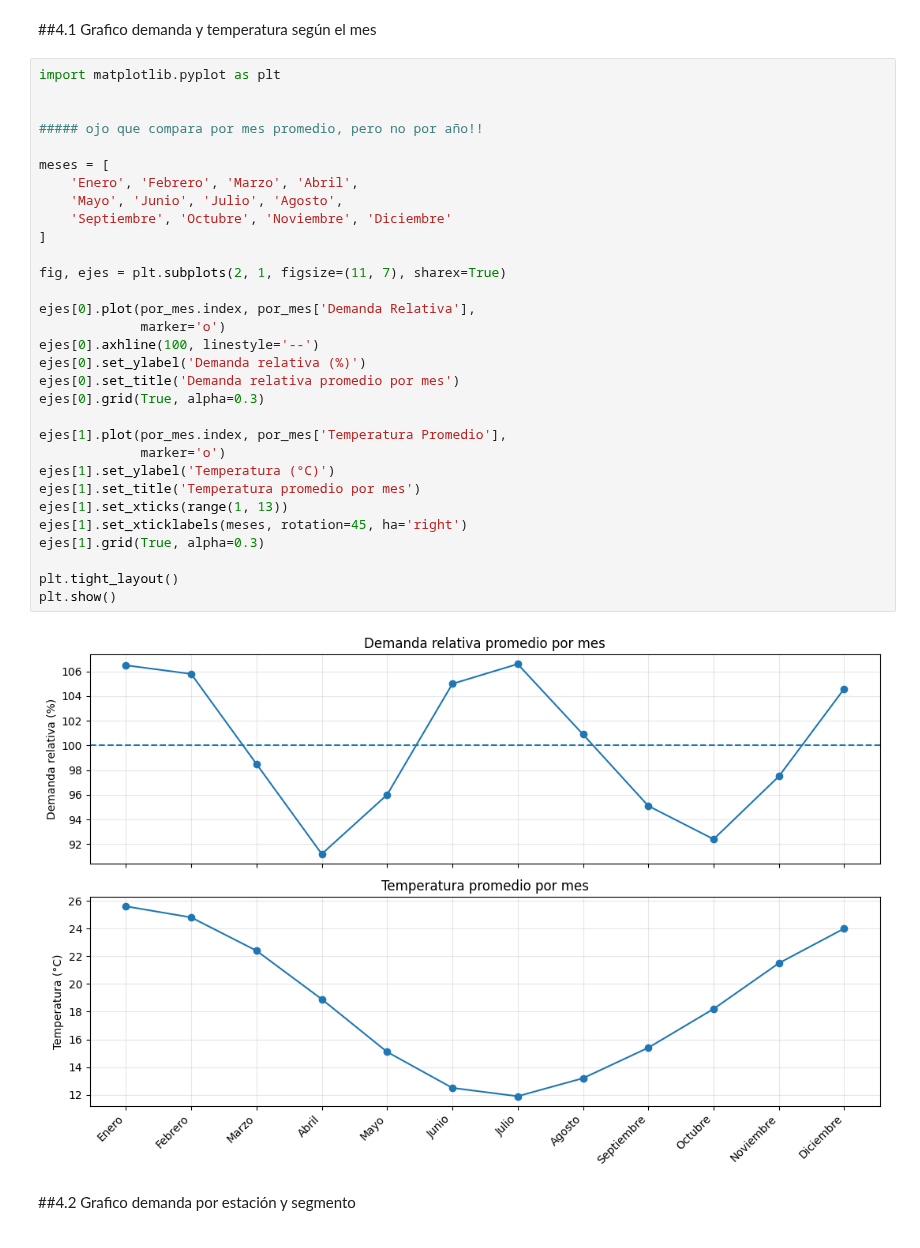
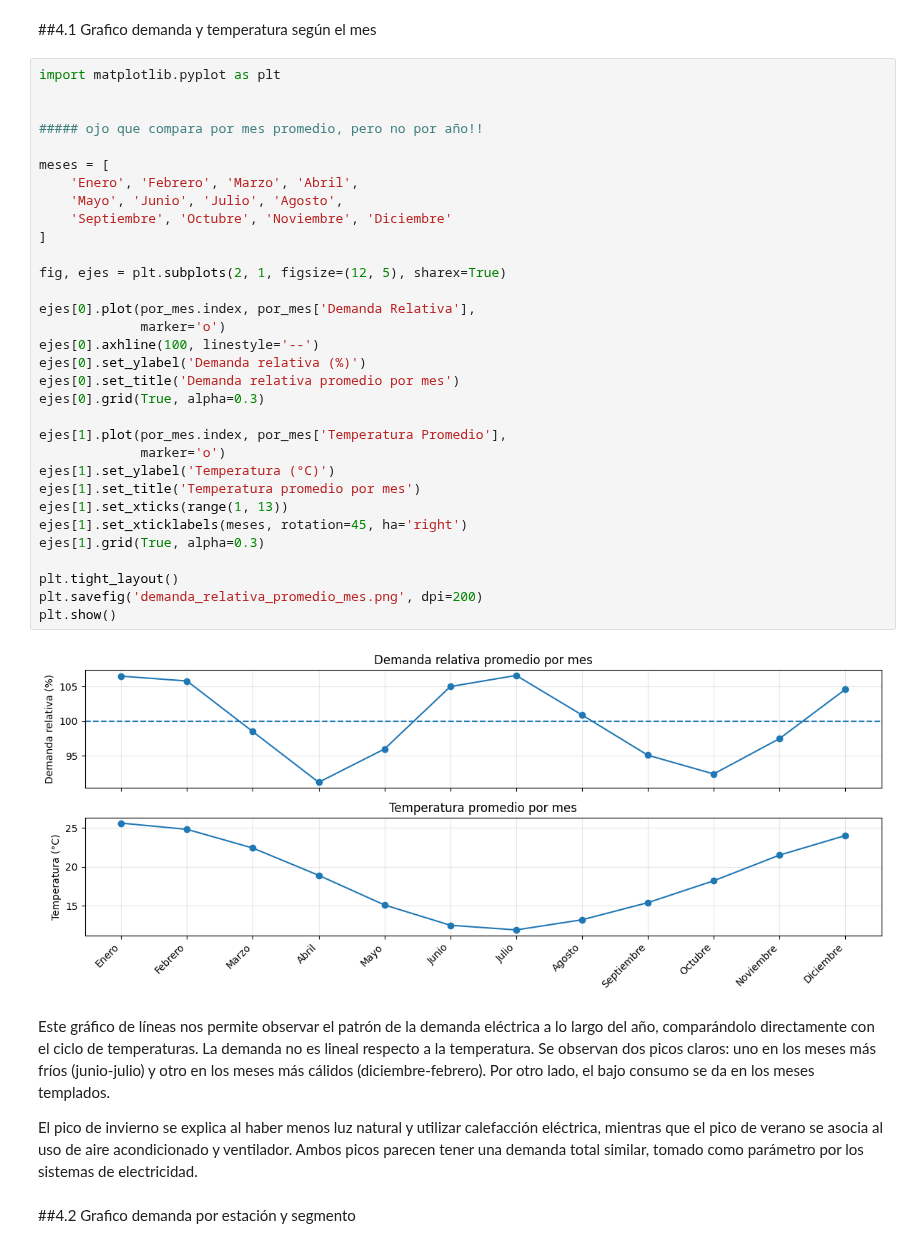
Before and after one commit to RafaelSeri/TP_LABO_MET, a Jupyter notebook: notebooks/Tp_labo.ipynb, the cells around one changed output. Cells and saved outputs as stored; diff of their text form.

```diff
--- a/notebooks/Tp_labo.ipynb
+++ b/notebooks/Tp_labo.ipynb
@@ -747,35 +815,42 @@ Los tres agrupamientos llevan a la misma conclusión: la demanda eléctrica es *
 import matplotlib.pyplot as plt
 
 
 ##### ojo que compara por mes promedio, pero no por año!!
 
 meses = [
     'Enero', 'Febrero', 'Marzo', 'Abril',
     'Mayo', 'Junio', 'Julio', 'Agosto',
     'Septiembre', 'Octubre', 'Noviembre', 'Diciembre'
 ]
 
-fig, ejes = plt.subplots(2, 1, figsize=(11, 7), sharex=True)
+fig, ejes = plt.subplots(2, 1, figsize=(12, 5), sharex=True)
 
 ejes[0].plot(por_mes.index, por_mes['Demanda Relativa'],
              marker='o')
 ejes[0].axhline(100, linestyle='--')
 ejes[0].set_ylabel('Demanda relativa (%)')
 ejes[0].set_title('Demanda relativa promedio por mes')
 ejes[0].grid(True, alpha=0.3)
 
 ejes[1].plot(por_mes.index, por_mes['Temperatura Promedio'],
              marker='o')
 ejes[1].set_ylabel('Temperatura (°C)')
 ejes[1].set_title('Temperatura promedio por mes')
 ejes[1].set_xticks(range(1, 13))
 ejes[1].set_xticklabels(meses, rotation=45, ha='right')
 ejes[1].grid(True, alpha=0.3)
 
 plt.tight_layout()
+plt.savefig('demanda_relativa_promedio_mes.png', dpi=200)
 plt.show()
 # %% [output]
-[figure, old version]
+[figure, new version]
+# %% [markdown]
+Este gráfico de líneas nos permite observar el patrón de la demanda eléctrica a lo largo del año, comparándolo directamente con el ciclo de temperaturas.
+La demanda no es lineal respecto a la temperatura. Se observan dos picos claros: uno en los meses más fríos (junio-julio) y otro en los meses más cálidos (diciembre-febrero). Por otro lado, el bajo consumo se da en los meses templados.
+
+El pico de invierno se explica al haber menos luz natural y utilizar calefacción eléctrica, mientras que el pico de verano se asocia al uso de aire acondicionado y ventilador.
+Ambos picos parecen tener una demanda total similar, tomado como parámetro por los sistemas de electricidad.
 # %% [markdown]
 ##4.2 Grafico demanda por estación y segmento
 # %%
```
Also changed, not shown: parts of 19 cells of this notebook.
